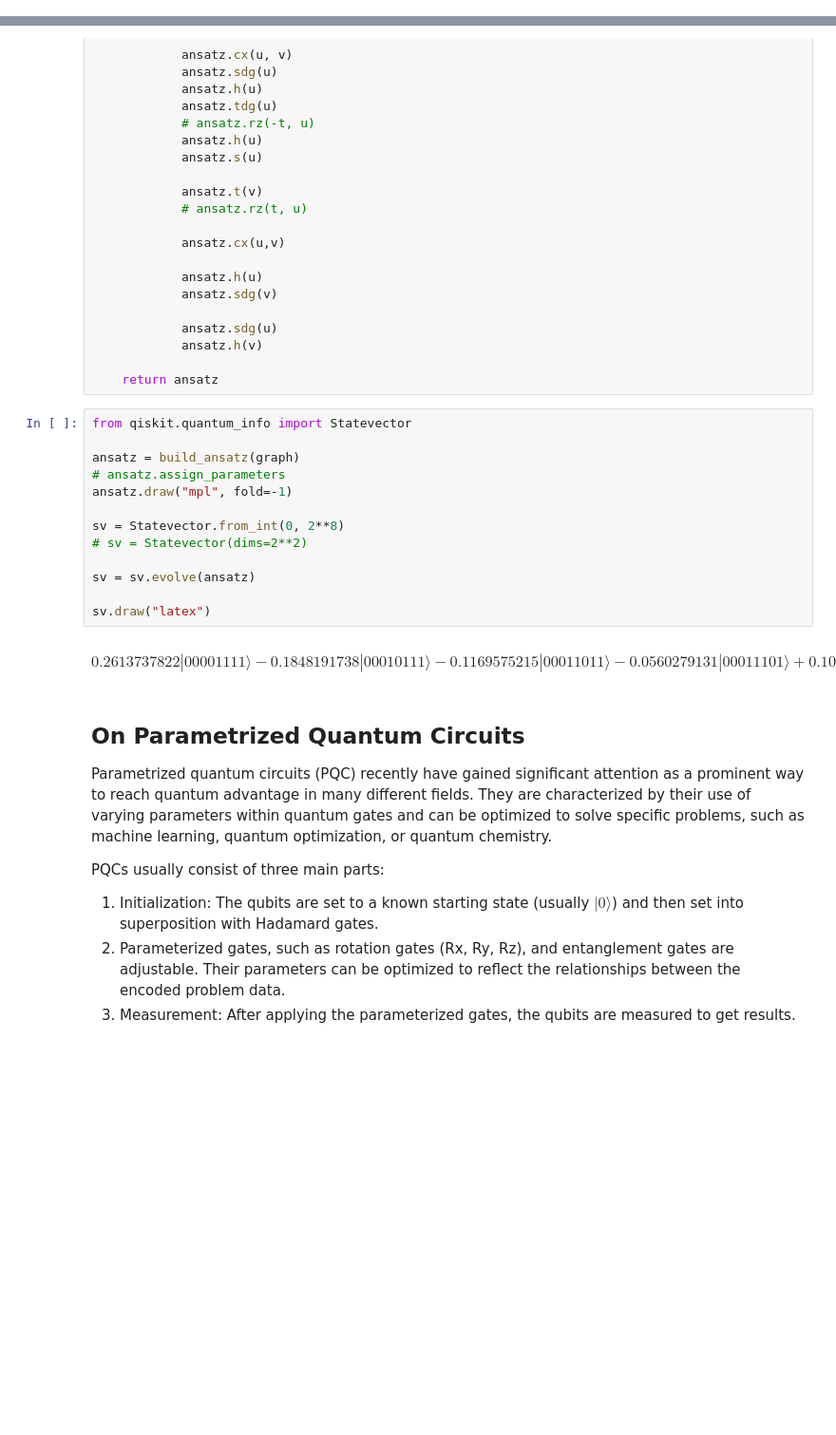
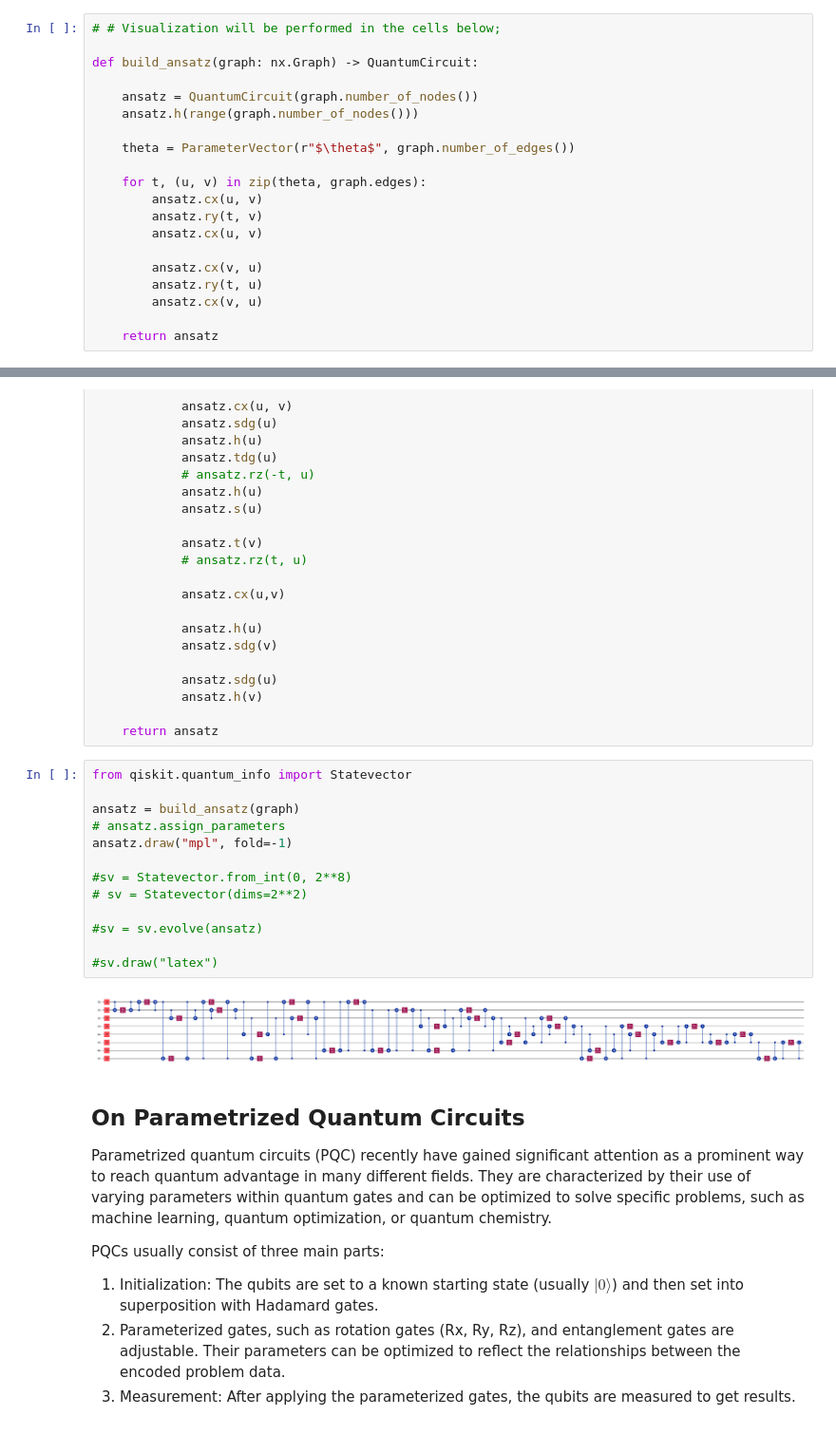
Before and after one commit to Totoratsu/iQuHack-2025, a Jupyter notebook: IonQuHack2025.ipynb, the cells around one changed output, grey strips where cells are left out. Shown at 95% size. Drawn from its saved outputs; the diff is of its cells as text; blank space fills up the shorter version.

Commit message:
New Ansatz

```diff
--- a/IonQuHack2025.ipynb
+++ b/IonQuHack2025.ipynb
@@ -359,6 +359,26 @@ This challenge requires you to work within the provided function's name and scop
 **Important note:** To confirm your results, please save this notebook including all cell outputs and upload it in the form here: https://forms.gle/tAjnUd7b5t3oX3b2A . To avoid exceeding the notebook's 10MB file size limit, please be mindful of the number of print statements you use. Feel free to modify the notebook as needed. However, please ensure your code is readable. Please thoroughly comment your code; we will evaluate your problem-solving approach based on the educational clarity of your explanations.
 
 Good luck, and have fun!
+# %%
+# # Visualization will be performed in the cells below;
+
+def build_ansatz(graph: nx.Graph) -> QuantumCircuit:
+
+    ansatz = QuantumCircuit(graph.number_of_nodes())
+    ansatz.h(range(graph.number_of_nodes()))
+
+    theta = ParameterVector(r"$\theta$", graph.number_of_edges())
+
+    for t, (u, v) in zip(theta, graph.edges):
+        ansatz.cx(u, v)
+        ansatz.ry(t, v)
+        ansatz.cx(u, v)
+
+        ansatz.cx(v, u)
+        ansatz.ry(t, u)
+        ansatz.cx(v, u)
+
+    return ansatz
 # %%
 # Visualization will be performed in the cells below;
 
@@ -454,18 +474,18 @@ def build_ansatz(graph: nx.Graph) -> QuantumCircuit:
 # %%
 from qiskit.quantum_info import Statevector
 
 ansatz = build_ansatz(graph)
 # ansatz.assign_parameters
 ansatz.draw("mpl", fold=-1)
 
-sv = Statevector.from_int(0, 2**8)
+#sv = Statevector.from_int(0, 2**8)
 # sv = Statevector(dims=2**2)
 
-sv = sv.evolve(ansatz)
+#sv = sv.evolve(ansatz)
 
-sv.draw("latex")
+#sv.draw("latex")
 # %% [output]
-$$0.2613737822 |00001111\rangle-0.1848191738 |00010111\rangle-0.1169575215 |00011011\rangle-0.0560279131 |00011101\rangle+0.1002220869 |00011110\rangle+0.0778950215 |00100111\rangle + \ldots -0.2511104346 |11100001\rangle+0.0819162607 |11100010\rangle+0.3357075215 |11100100\rangle+0.0285691738 |11101000\rangle+0.2613737822 |11110000\rangle$$
+[figure, added]
 # %% [markdown]
 ## On Parametrized Quantum Circuits
 
```
